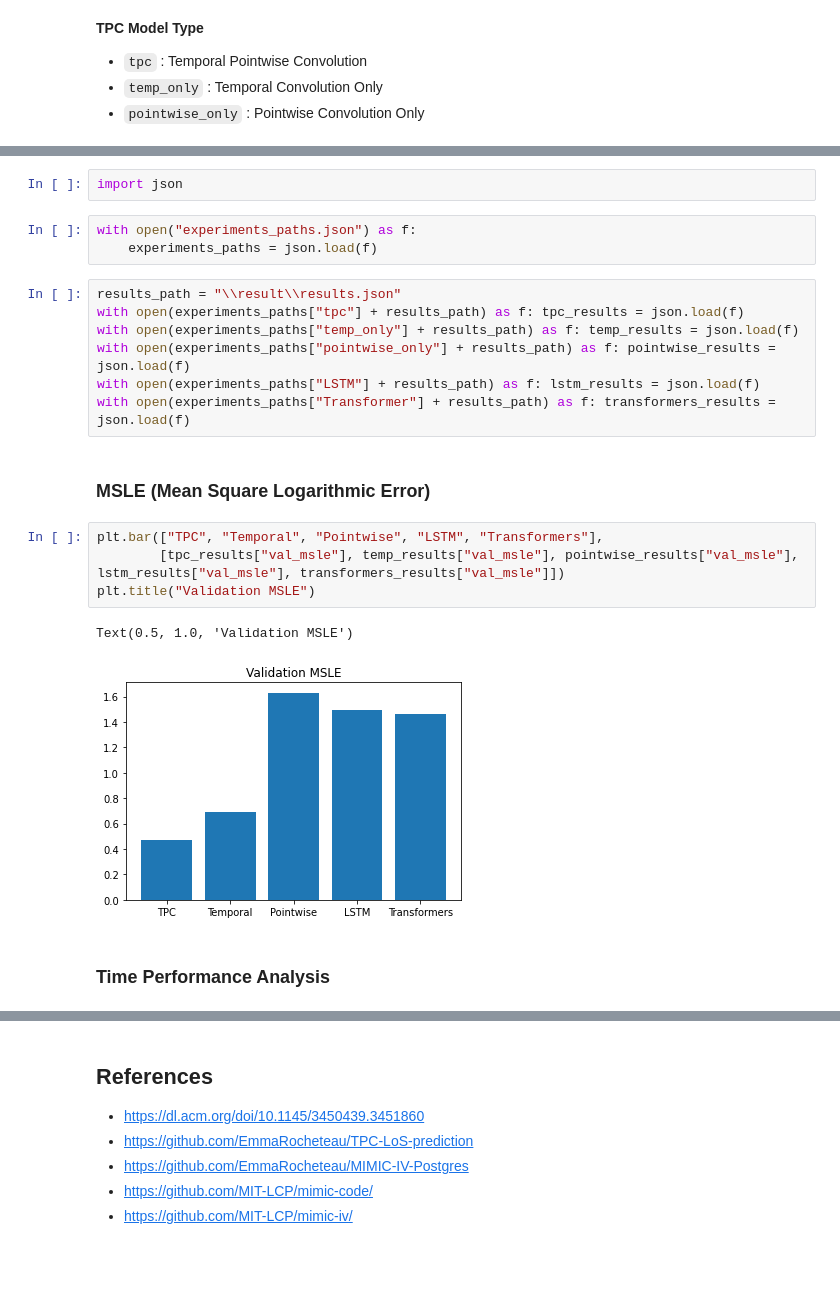
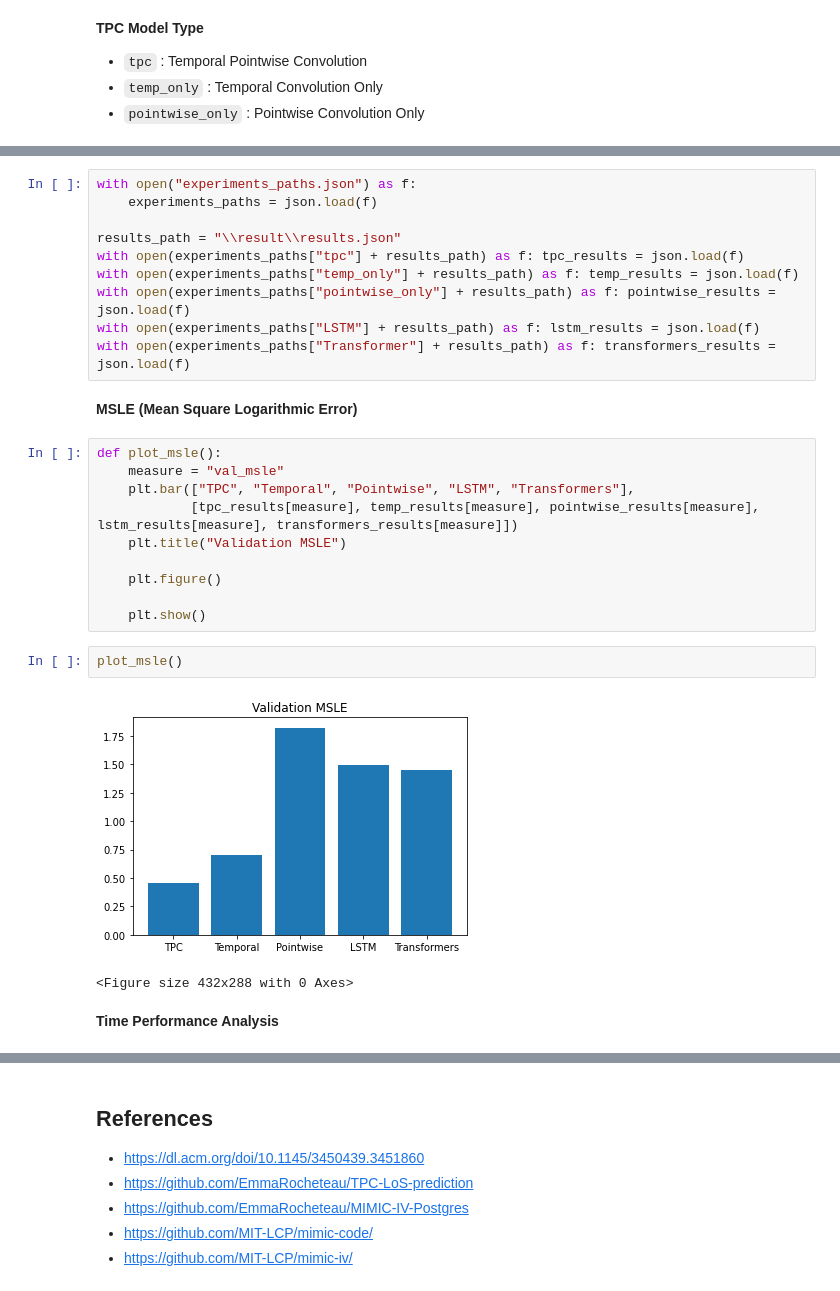
Before and after one commit to SewoongLee/cs598_replication_tpc_los_prediction, a Jupyter notebook: summary_notebook.ipynb, the cells around one changed output, grey strips where cells are left out. Saved outputs shown, nothing was run; the diff lists cells and outputs as text; blank space fills up the shorter version.

```diff
--- a/summary_notebook.ipynb
+++ b/summary_notebook.ipynb
@@ -195,25 +211,31 @@ Experiment ended.
-# %%
-import json
 # %%
 with open("experiments_paths.json") as f:
     experiments_paths = json.load(f)
+
+results_path = "\\result\\results.json"
+with open(experiments_paths["tpc"] + results_path) as f: tpc_results = json.load(f)
+with open(experiments_paths["temp_only"] + results_path) as f: temp_results = json.load(f)
+with open(experiments_paths["pointwise_only"] + results_path) as f: pointwise_results = json.load(f)
+with open(experiments_paths["LSTM"] + results_path) as f: lstm_results = json.load(f)
+with open(experiments_paths["Transformer"] + results_path) as f: transformers_results = json.load(f)
-# %%
-results_path = "\\result\\results.json"
-with open(experiments_paths["tpc"] + results_path) as f: tpc_results = json.load(f)
-with open(experiments_paths["temp_only"] + results_path) as f: temp_results = json.load(f)
-with open(experiments_paths["pointwise_only"] + results_path) as f: pointwise_results = json.load(f)
-with open(experiments_paths["LSTM"] + results_path) as f: lstm_results = json.load(f)
-with open(experiments_paths["Transformer"] + results_path) as f: transformers_results = json.load(f)
 # %% [markdown]
-### MSLE (Mean Square Logarithmic Error)
+**MSLE (Mean Square Logarithmic Error)**
 # %%
-plt.bar(["TPC", "Temporal", "Pointwise", "LSTM", "Transformers"],
-        [tpc_results["val_msle"], temp_results["val_msle"], pointwise_results["val_msle"], lstm_results["val_msle"], transformers_results["val_msle"]])
-plt.title("Validation MSLE")
+def plot_msle():
+    measure = "val_msle"
+    plt.bar(["TPC", "Temporal", "Pointwise", "LSTM", "Transformers"],
+            [tpc_results[measure], temp_results[measure], pointwise_results[measure], lstm_results[measure], transformers_results[measure]])
+    plt.title("Validation MSLE")
+
+    plt.figure()
+
+    plt.show()
-# %% [output]
-Text(0.5, 1.0, 'Validation MSLE')
-[figure, removed]
+# %%
+plot_msle()
+# %% [output]
+[figure, added]
+<Figure size 432x288 with 0 Axes>
 # %% [markdown]
-### Time Performance Analysis
+**Time Performance Analysis**
 # %%
 plt.bar(["TPC", "Temporal", "Pointwise", "LSTM", "Transformers"],
```
Also changed, not shown: parts of 51 cells of this notebook, 1 other file.
